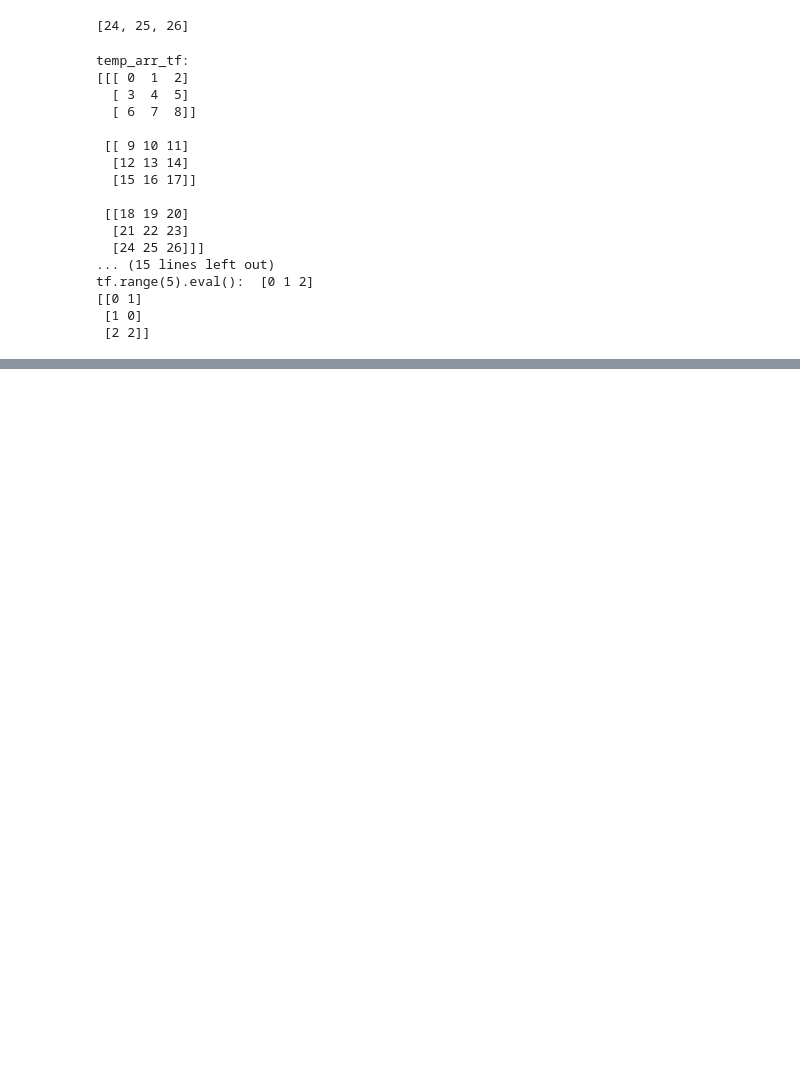
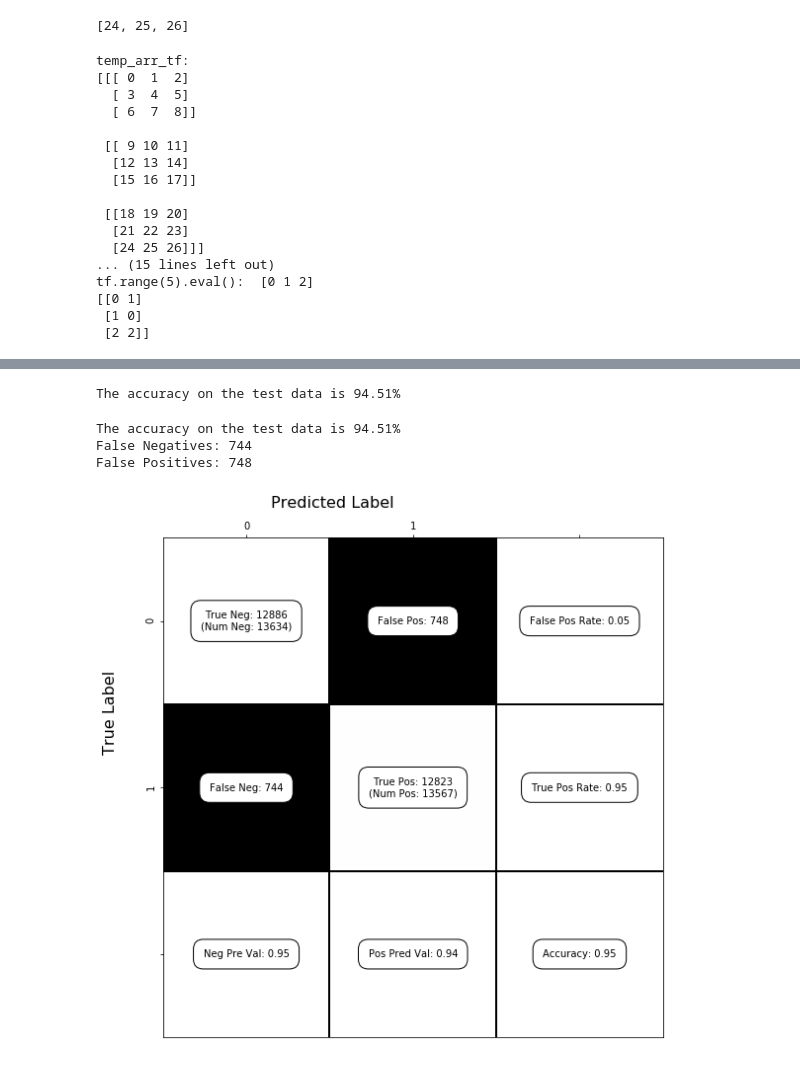
Before and after one commit to kunal-kotian/deep_learning_sentiment_classification, a Jupyter notebook: model/sentiment_classifier.ipynb, the cells around one changed output, grey strips where cells are left out. Saved outputs shown, nothing was run; the diff lists cells and outputs as text; code cells hidden in the pictures; blank space fills up the shorter version.

```diff
--- a/model/sentiment_classifier.ipynb
+++ b/model/sentiment_classifier.ipynb
@@ -565,0 +599,3 @@ tf.range(5).eval():  [0 1 2]
+# %%
+text_test = test.text.values.tolist()
+sentiment_test = test.is_positive.values
@@ -565,0 +610,29 @@ tf.range(5).eval():  [0 1 2]
+# %%
+vocab_size = 10000    # the maximum size of our vocabulary
+clf = Pipeline([('vect', CountVectorizer(tokenizer=tokenizer_nb, max_features=vocab_size)),
+                ('clf', MultinomialNB())])
+
+text_classifcation(clf, text_train, text_test, sentiment_train, sentiment_test)
+# %% [output]
+The accuracy on the test data is 94.51%
+# %%
+def text_classifcation_predictions(clf: Pipeline, train_data, test_data, train_target, test_target):
+    "Helper function wrapping the Pipeline."
+    clf.fit(train_data, train_target)
+    predicted = clf.predict(test_data)
+    accuracy = np.mean(predicted==test_target)
+    print(f"The accuracy on the test data is {accuracy:.2%}")
+    return predicted
+# %%
+sentiment_test_predictions = text_classifcation_predictions(clf, text_train, text_test, sentiment_train, sentiment_test)
+tn, fp, fn, tp = confusion_matrix(sentiment_test, sentiment_test_predictions).ravel()
+print(f'False Negatives: {fn}')
+print(f'False Positives: {fp}')
+# %% [output]
+The accuracy on the test data is 94.51%
+False Negatives: 744
+False Positives: 748
+# %%
+display_confusion_matrix(confusion_matrix(sentiment_test, sentiment_test_predictions))
+# %% [output]
+[figure, added]
```
Also changed, not shown: parts of 8 cells of this notebook.
